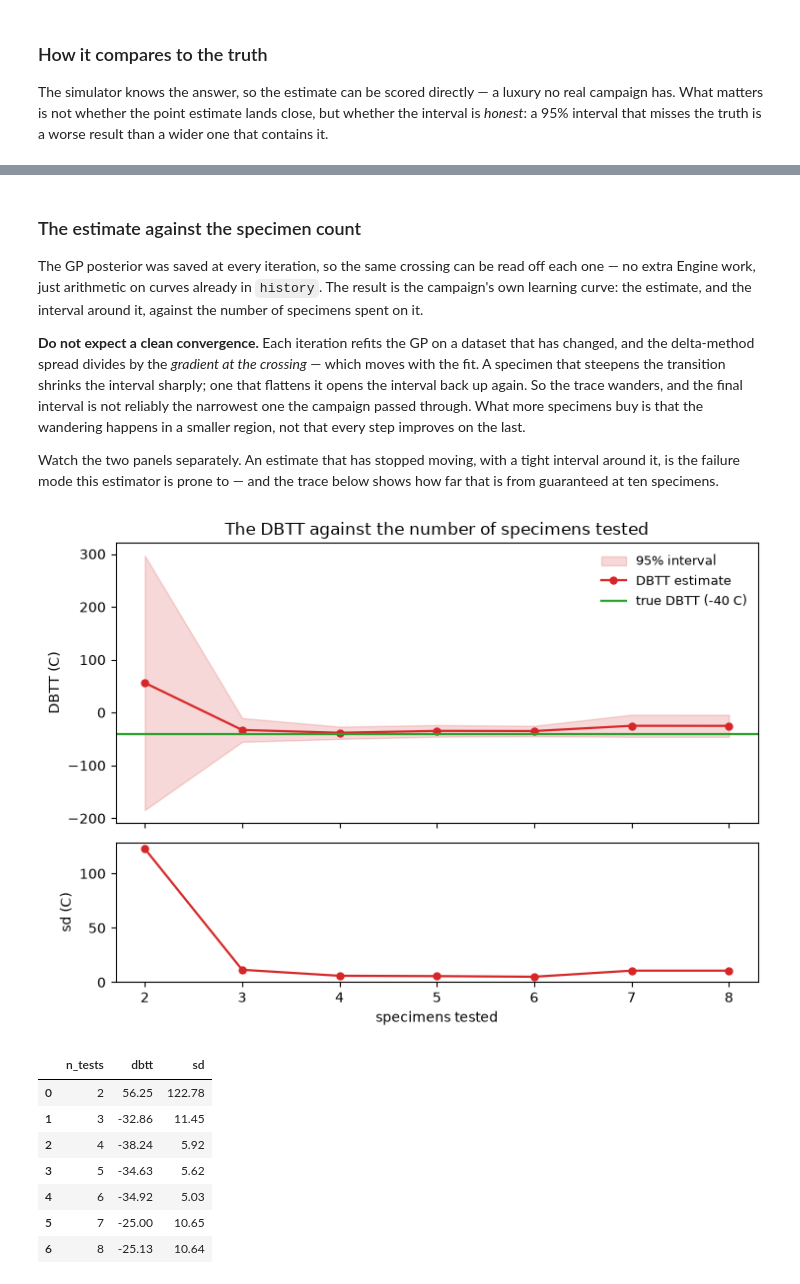
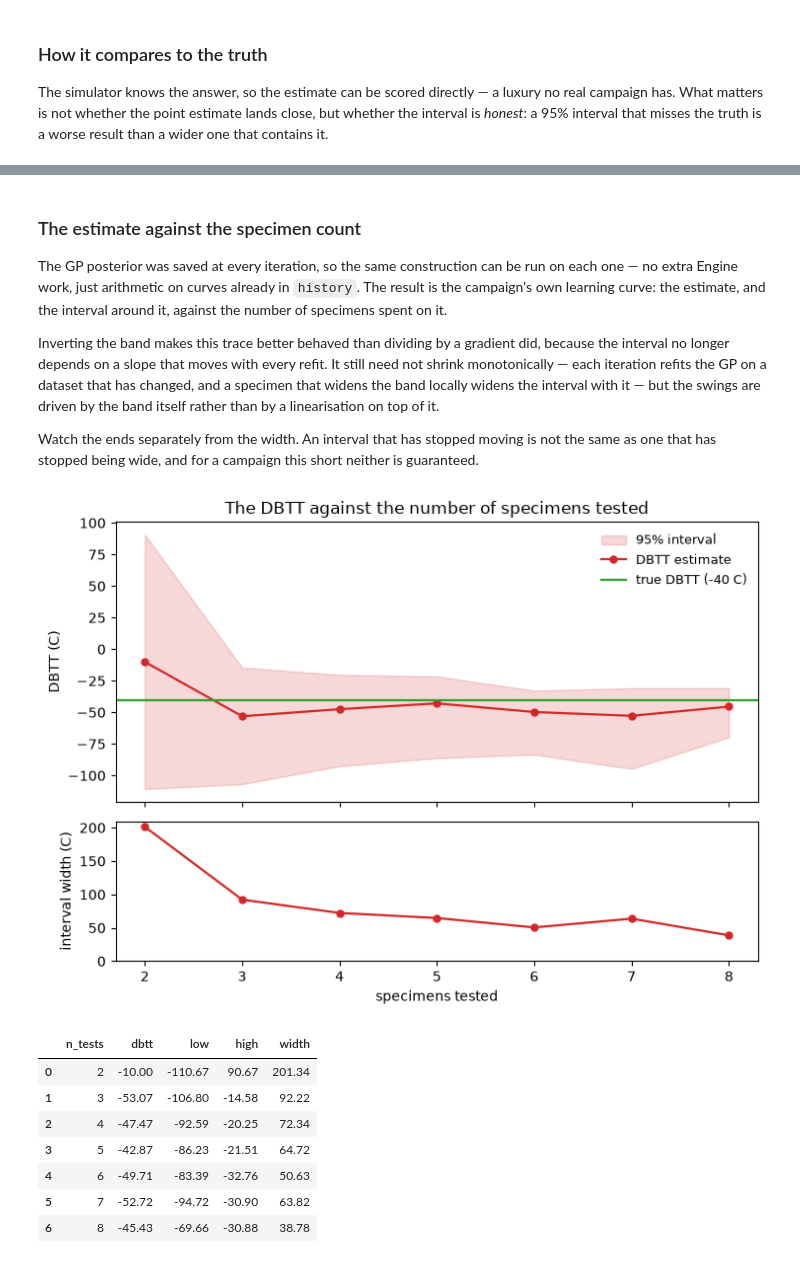
Before and after one commit to digiLab-ai/dbtt-active-learning, a Jupyter notebook: DBTT_active_learning.ipynb, the cells around one changed output, grey strips where cells are left out. Saved outputs shown, nothing was run; the diff lists cells and outputs as text; code cells hidden in the pictures.

```diff
--- a/DBTT_active_learning.ipynb
+++ b/DBTT_active_learning.ipynb
@@ -1550,71 +1657,76 @@ plt.show()
 # %% [markdown]
 ### The estimate against the specimen count
 
-The GP posterior was saved at every iteration, so the same crossing can be read
-off each one — no extra Engine work, just arithmetic on curves already in
+The GP posterior was saved at every iteration, so the same construction can be
+run on each one — no extra Engine work, just arithmetic on curves already in
 `history`. The result is the campaign's own learning curve: the estimate, and
 the interval around it, against the number of specimens spent on it.
 
-**Do not expect a clean convergence.** Each iteration refits the GP on a
-dataset that has changed, and the delta-method spread divides by the *gradient
-at the crossing* — which moves with the fit. A specimen that steepens the
-transition shrinks the interval sharply; one that flattens it opens the
-interval back up again. So the trace wanders, and the final interval is not
-reliably the narrowest one the campaign passed through. What more specimens
-buy is that the wandering happens in a smaller region, not that every step
-improves on the last.
+Inverting the band makes this trace better behaved than dividing by a gradient
+did, because the interval no longer depends on a slope that moves with every
+refit. It still need not shrink monotonically — each iteration refits the GP on
+a dataset that has changed, and a specimen that widens the band locally widens
+the interval with it — but the swings are driven by the band itself rather than
+by a linearisation on top of it.
 
-Watch the two panels separately. An estimate that has stopped moving, with a
-tight interval around it, is the failure mode this estimator is prone to — and
-the trace below shows how far that is from guaranteed at ten specimens.
+Watch the ends separately from the width. An interval that has stopped moving
+is not the same as one that has stopped being wide, and for a campaign this
+short neither is guaranteed.
 # %%
 track = []
 for step in history:
     panel = step["curve"]
     try:
-        at = dbtt_from_curve(panel[TEMPERATURE_COL], panel["mean"], panel["sd"])
+        step_read = dbtt_from_curve(panel[TEMPERATURE_COL], panel["mean"], panel["sd"])
     except ValueError:
         continue  # an early GP need not cross its own mid-shelf energy at all
-    track.append({"n_tests": step["n_tests"], "dbtt": at.dbtt, "sd": at.std})
+    track.append({
+        "n_tests": step["n_tests"], "dbtt": step_read.dbtt,
+        # None means the band never closed within BOUNDS; NaN leaves a visible
+        # gap in the figure rather than inventing a bound that is not there.
+        "low": np.nan if step_read.low is None else step_read.low,
+        "high": np.nan if step_read.high is None else step_read.high,
+    })
 
 # `history` records each iteration *before* its pick is tested, so the final
-# campaign is only represented by the fit made at the top of section 3.
-track.append({"n_tests": len(campaign), "dbtt": read.dbtt, "sd": read.std})
+# campaign is only represented by the read made at the top of section 3.
+track.append({"n_tests": len(campaign), "dbtt": read.dbtt,
+              "low": np.nan if low is None else low,
+              "high": np.nan if high is None else high})
 track = pd.DataFrame(track)
+track["width"] = track["high"] - track["low"]
 
 fig, (top, bottom) = plt.subplots(
     2, 1, figsize=(7.5, 5.4), sharex=True, gridspec_kw={"height_ratios": [2, 1]}
 )
 
-top.fill_between(
-    track["n_tests"], track["dbtt"] - 1.96 * track["sd"],
-    track["dbtt"] + 1.96 * track["sd"],
-    color=COLOURS["dbtt"], alpha=0.18, label="95% interval",
-)
+top.fill_between(track["n_tests"], track["low"], track["high"],
+                 color=COLOURS["dbtt"], alpha=0.18,
+                 label=f"{read.credible_mass:.0%} interval")
 top.plot(track["n_tests"], track["dbtt"], "o-", color=COLOURS["dbtt"],
          lw=1.6, ms=5, label="DBTT estimate")
 top.axhline(simulator.dbtt, color=COLOURS["true_dbtt"], lw=1.6,
             label=f"true DBTT ({simulator.dbtt:g} C)")
 top.set_ylabel("DBTT (C)")
 top.legend(frameon=False, fontsize=9)
 top.set_title("The DBTT against the number of specimens tested")
 
-bottom.plot(track["n_tests"], track["sd"], "o-", color=COLOURS["dbtt"], lw=1.6, ms=5)
+bottom.plot(track["n_tests"], track["width"], "o-", color=COLOURS["dbtt"], lw=1.6, ms=5)
 bottom.set_xlabel("specimens tested")
-bottom.set_ylabel("sd (C)")
+bottom.set_ylabel("interval width (C)")
 bottom.set_ylim(bottom=0)
 
 fig.tight_layout()
 plt.show()
 
 track.round(2)
 # %% [output]
-[figure, old version]
+[figure, new version]
-|  | n_tests | dbtt | sd |
-| 0 | 2 | 56.25 | 122.78 |
-| 1 | 3 | -32.86 | 11.45 |
-| 2 | 4 | -38.24 | 5.92 |
-| 3 | 5 | -34.63 | 5.62 |
-| 4 | 6 | -34.92 | 5.03 |
-| 5 | 7 | -25.00 | 10.65 |
-| 6 | 8 | -25.13 | 10.64 |
+|  | n_tests | dbtt | low | high | width |
+| 0 | 2 | -10.00 | -110.67 | 90.67 | 201.34 |
+| 1 | 3 | -53.07 | -106.80 | -14.58 | 92.22 |
+| 2 | 4 | -47.47 | -92.59 | -20.25 | 72.34 |
+| 3 | 5 | -42.87 | -86.23 | -21.51 | 64.72 |
+| 4 | 6 | -49.71 | -83.39 | -32.76 | 50.63 |
+| 5 | 7 | -52.72 | -94.72 | -30.90 | 63.82 |
+| 6 | 8 | -45.43 | -69.66 | -30.88 | 38.78 |
```
Also changed, not shown: parts of 15 cells of this notebook.
